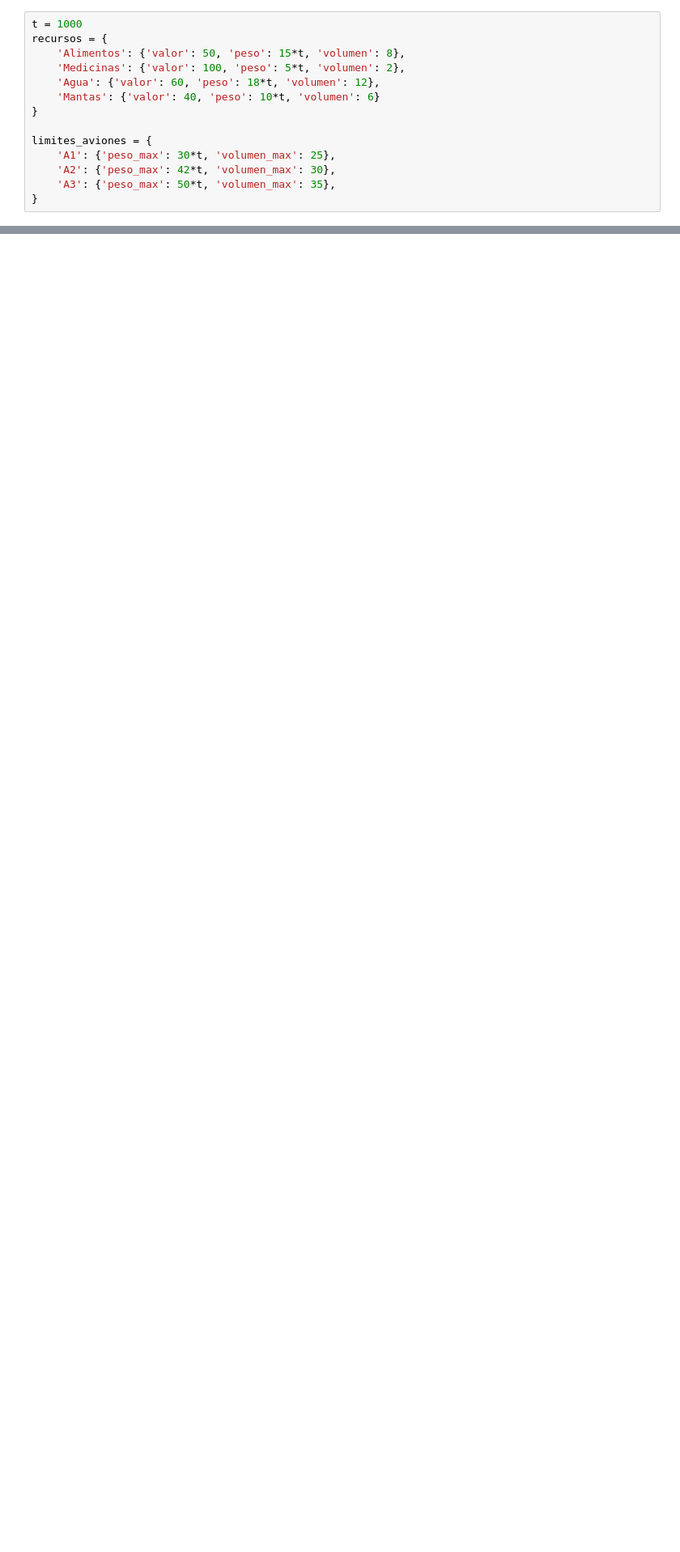
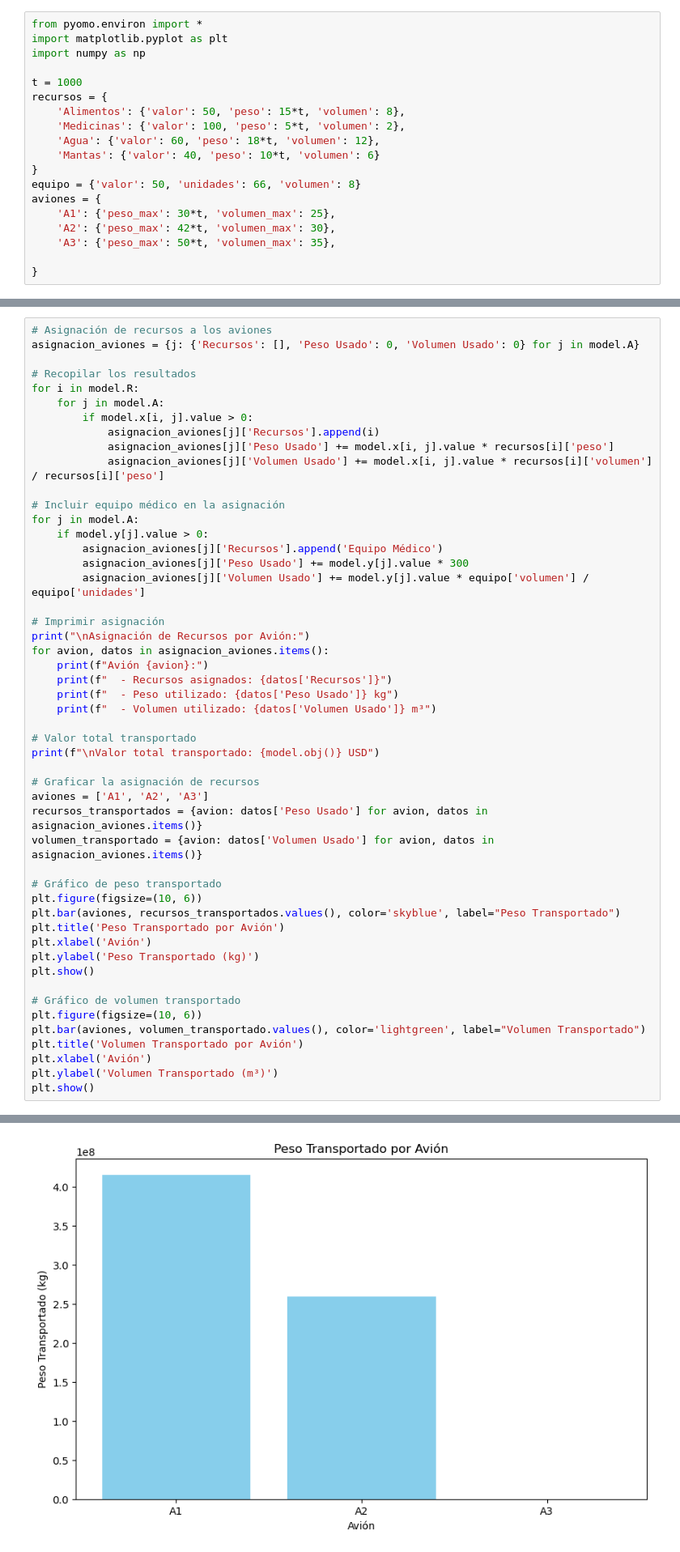
Before and after one commit to SamuelHernandez5/MOS-Actividades, a Jupyter notebook: Labs/Lab2/lab2.ipynb, the cells around one changed output, grey strips where cells are left out. Shown at 81% size. Saved outputs shown, nothing was run; the diff lists cells and outputs as text; blank space fills up the shorter version.

Commit message:
problema 2: falta analisis problema 1: error de avion 3

```diff
--- a/Labs/Lab2/lab2.ipynb
+++ b/Labs/Lab2/lab2.ipynb
@@ -11,6 +11,10 @@
 Los recursos se miden por toneladas para el peso. Se pasara a kilogramos para manejar correctamente el fraccionamiento de estos.
 Para manejar los equipo medicos, se definira por cantidad de fracciones posibles. Solo se puede cargar 300kg juntos, no es mas divisible que eso. Por lo tanto, hay 66 unidades de equipo medico (se ignora el resto, que son 200kg y no se pueden enviar por si solos)
 # %%
+from pyomo.environ import *
+import matplotlib.pyplot as plt
+import numpy as np
+
 t = 1000
 recursos = {
     'Alimentos': {'valor': 50, 'peso': 15*t, 'volumen': 8},
@@ -18,11 +22,12 @@ recursos = {
     'Agua': {'valor': 60, 'peso': 18*t, 'volumen': 12},
     'Mantas': {'valor': 40, 'peso': 10*t, 'volumen': 6}
 }
-
-limites_aviones = {
+equipo = {'valor': 50, 'unidades': 66, 'volumen': 8}
+aviones = {
     'A1': {'peso_max': 30*t, 'volumen_max': 25},
     'A2': {'peso_max': 42*t, 'volumen_max': 30},
     'A3': {'peso_max': 50*t, 'volumen_max': 35},
+
 }
 # %% [markdown]
 ### Definicion del modelo matematico
@@ -68,0 +180,51 @@ $$ MAX(\sum_{i\in R} \sum_{j\in A} x_{ij} \cdot valor_i / peso_i + \sum_{j\in A}
+# %%
+# Asignación de recursos a los aviones
+asignacion_aviones = {j: {'Recursos': [], 'Peso Usado': 0, 'Volumen Usado': 0} for j in model.A}
+
+# Recopilar los resultados
+for i in model.R:
+    for j in model.A:
+        if model.x[i, j].value > 0:
+            asignacion_aviones[j]['Recursos'].append(i)
+            asignacion_aviones[j]['Peso Usado'] += model.x[i, j].value * recursos[i]['peso']
+            asignacion_aviones[j]['Volumen Usado'] += model.x[i, j].value * recursos[i]['volumen'] / recursos[i]['peso']
+
+# Incluir equipo médico en la asignación
+for j in model.A:
+    if model.y[j].value > 0:
+        asignacion_aviones[j]['Recursos'].append('Equipo Médico')
+        asignacion_aviones[j]['Peso Usado'] += model.y[j].value * 300
+        asignacion_aviones[j]['Volumen Usado'] += model.y[j].value * equipo['volumen'] / equipo['unidades']
+
+# Imprimir asignación
+print("\nAsignación de Recursos por Avión:")
+for avion, datos in asignacion_aviones.items():
+    print(f"Avión {avion}:")
+    print(f"  - Recursos asignados: {datos['Recursos']}")
+    print(f"  - Peso utilizado: {datos['Peso Usado']} kg")
+    print(f"  - Volumen utilizado: {datos['Volumen Usado']} m³")
+
+# Valor total transportado
+print(f"\nValor total transportado: {model.obj()} USD")
+
+# Graficar la asignación de recursos
+aviones = ['A1', 'A2', 'A3']
+recursos_transportados = {avion: datos['Peso Usado'] for avion, datos in asignacion_aviones.items()}
+volumen_transportado = {avion: datos['Volumen Usado'] for avion, datos in asignacion_aviones.items()}
+
+# Gráfico de peso transportado
+plt.figure(figsize=(10, 6))
+plt.bar(aviones, recursos_transportados.values(), color='skyblue', label="Peso Transportado")
+plt.title('Peso Transportado por Avión')
+plt.xlabel('Avión')
+plt.ylabel('Peso Transportado (kg)')
+plt.show()
+
+# Gráfico de volumen transportado
+plt.figure(figsize=(10, 6))
+plt.bar(aviones, volumen_transportado.values(), color='lightgreen', label="Volumen Transportado")
+plt.title('Volumen Transportado por Avión')
+plt.xlabel('Avión')
+plt.ylabel('Volumen Transportado (m³)')
+plt.show()
+# %% [output]
@@ -68,0 +246 @@ $$ MAX(\sum_{i\in R} \sum_{j\in A} x_{ij} \cdot valor_i / peso_i + \sum_{j\in A}
+[figure, added]
```
Also changed, not shown: parts of 9 cells of this notebook.
